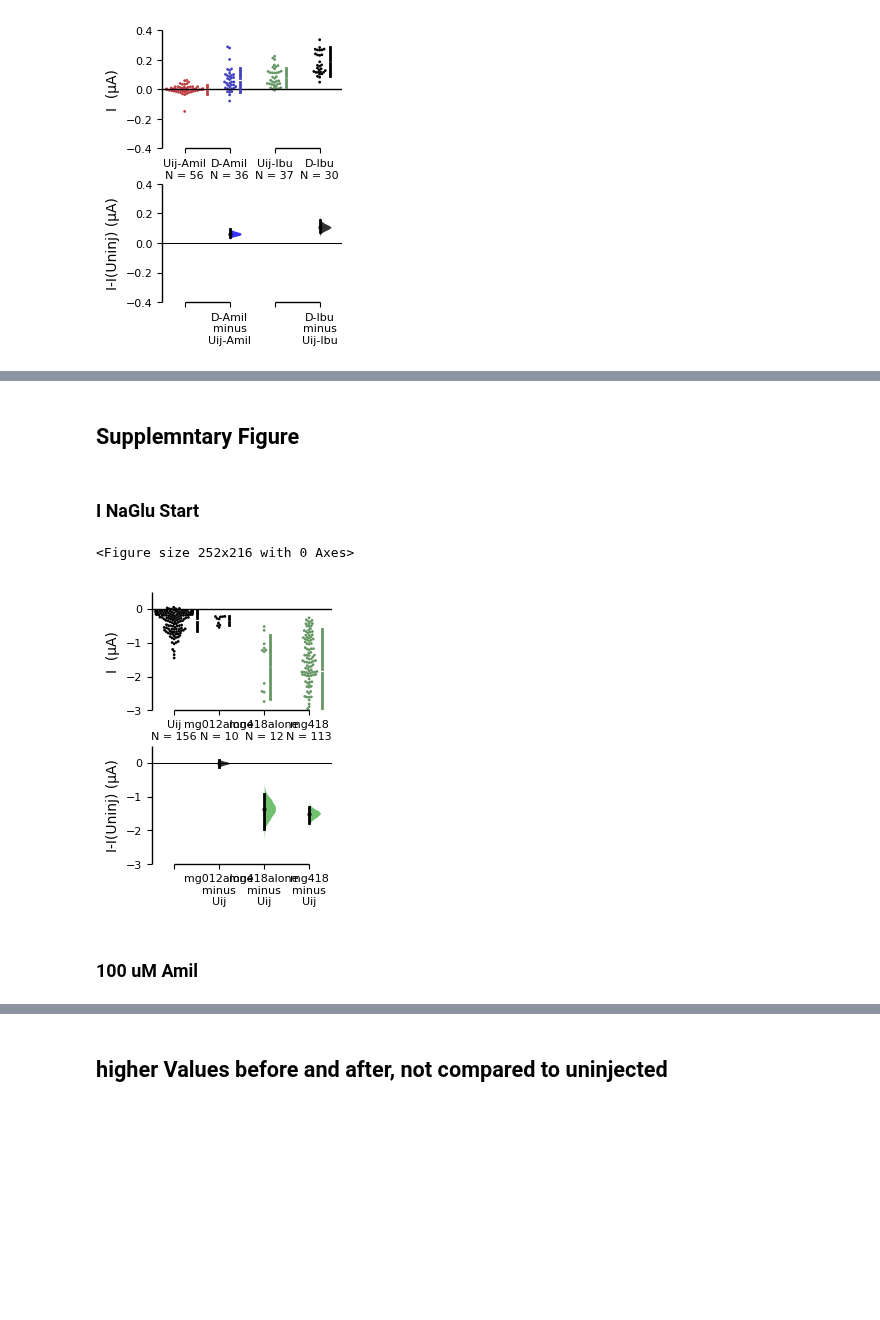
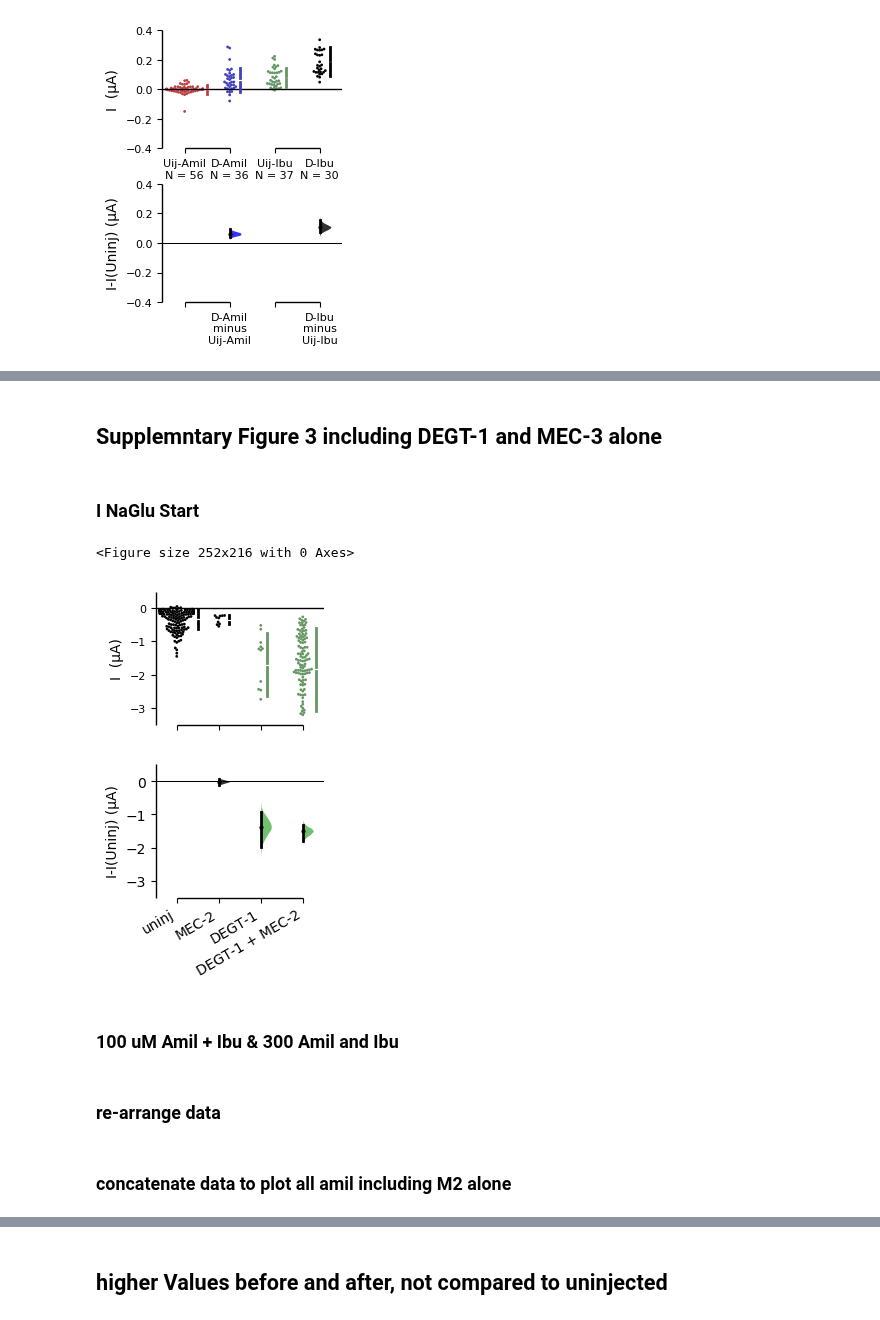
Before and after one commit to sfechner/JupyterNotebooksDEGENaCPharm, a Jupyter notebook: PlottingAllRatioDeltaValues.ipynb, the cells around one changed output, grey strips where cells are left out. Cells and saved outputs as stored; diff of their text form; code cells hidden in the pictures; blank space fills up the shorter version.

Commit message:
modified supplementary figure higher concentrations first ready draft

```diff
--- a/PlottingAllRatioDeltaValues.ipynb
+++ b/PlottingAllRatioDeltaValues.ipynb
@@ -4794,8 +4719,8 @@ The p-value(s) reported are the likelihood(s) of observing the effect size(s),
 if the null hypothesis of zero difference is true.
 
 To get the results of all valid statistical tests, use `.mean_diff.statistical_tests`
-# %% [markdown]
-## Supplemntary Figure
+# %% [markdown]
+## Supplemntary Figure 3 including DEGT-1 and MEC-3 alone
 # %% [markdown]
 ### I NaGlu Start
 # %%
@@ -4834,28 +4759,36 @@ multi_2group_CurSupp = dabest.load(IConcatSuppuA, idx=(("Uij","mg012alone", 'mg4
 # %%
 #change figure!!!!
 #fig1 = plt.figure(figsize=(3.5, 3))
 #ax1 = plt.subplot(1,1,1)
 plt.figure(figsize=(3.5, 3))
-fig1= multi_2group_CurSupp.mean_diff.plot(swarm_ylim=(-3,0.5), contrast_ylim=(-3,0.5), custom_palette=colorsESTNaGluSup,fig_size=(3, 4),
+fig1= multi_2group_CurSupp.mean_diff.plot(swarm_ylim=(-3.5,0.5), contrast_ylim=(-3.5,0.5), custom_palette=colorsESTNaGluSup,fig_size=(2.8, 4.5),
                                      raw_marker_size=(2),es_marker_size=2,contrast_label='I-I(Uninj) (µA)',
                                     swarm_label='I  (µA)',reflines_kwargs = {'linestyle':'dashed', 'linewidth':0.75,
-                                   'color':'red'})#,reflines_kwargs
-#fig1.axes[0].ylabel('Current @-85 mV (µA)', fontsize=14) ‘color’ : ‘linestyle’:’dashed’}
-#ax1.spines['left'].set_position(('outward',15))
+                                   'color':'red'})
+
 
 fig1.axes[0].plot([-1,20], [0,0], 'k-', color='#000000', linewidth=1)
 #fig1.axes[1].plot([-1,20], [-1,-1], 'k--', color='#000000', linewidth=1)
 fig1.axes[0].tick_params(axis='both', which='major', labelsize=8)
-fig1.axes[1].tick_params(axis='both', which='major', labelsize=8)
+#fig1.axes[1].tick_params(axis='both', which='major', labelsize=8)
 #fig1 = plot([-1,20], [0,0])# , 'k--', color='#000000', linewidth=1)
 #ax1.spines['left'].set_position(('outward',35))
 
+labels = []
+fig1.axes[0].set_xticklabels(labels, rotation=30, ha='right')
+labels2 = ['uninj','MEC-2','DEGT-1','DEGT-1 + MEC-2']
+fig1.axes[1].set_xticklabels(labels2, rotation=30, ha='right')
+# fig1.axes[0].text(0.5, -4.3, '300 µM Amil')
+#fig1.axes[0].text(1.95, -6.8, 'S-Ibu \n (µM)')
+
 plt.gcf().subplots_adjust(bottom=0.2, left=0.3,right=None, top=None,hspace=1.5, wspace=0.2)
-plt.savefig(filedir+"Fig4-EstStat-higherDosis"+'.pdf')
+plt.savefig(filedir+"Fig3-Suppl300Amil-DT1aloneM2"+'.pdf')
 #plt.savefig(filedir+"Fig1-NaGlu-MeanStart"+'.eps')
-plt.savefig(filedirManuscript+"Fig3-Suppl300"+'.pdf')
+plt.savefig(filedirManuscript+"Fig3-Suppl300Amil-DT1aloneM2"+'.pdf')
 # %% [output]
 <Figure size 252x216 with 0 Axes>
-[figure, old version]
+[figure, new version]
 # %% [markdown]
-### 100 uM Amil
+### 100 uM Amil + Ibu & 300 Amil and Ibu
+# %% [markdown]
+### re-arrange data
@@ -4862 +4837,3 @@ plt.savefig(filedirManuscript+"Fig3-Suppl300"+'.pdf')
+# %% [markdown]
+### concatenate data to plot all amil including M2 alone
 # %%
```
Also changed, not shown: parts of 90 cells of this notebook, 2 other files.
